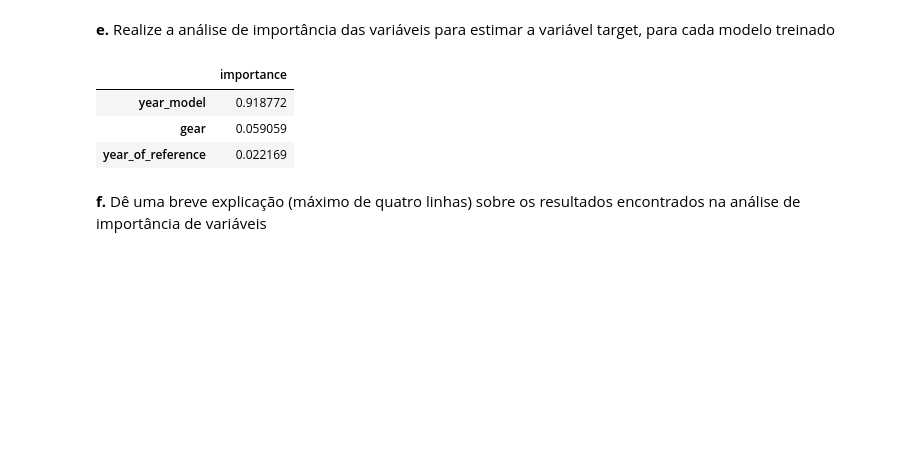
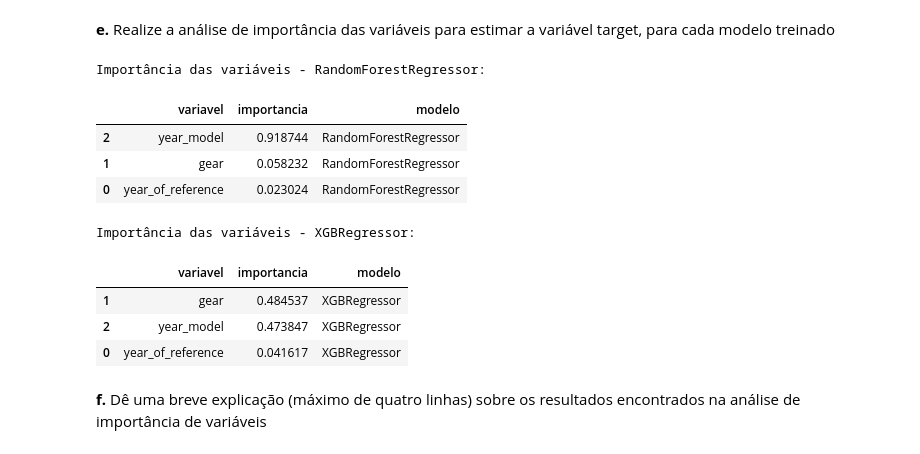
Before and after one commit to EduardoFelixNeto/trabalhoLinguagemProgramacaoAplicada, a Jupyter notebook: analise_exploratoria_precos_carros_brasil.ipynb, the cells around one changed output. Saved outputs shown, nothing was run; the diff lists cells and outputs as text; code cells hidden in the pictures; blank space fills up the shorter version.

```diff
--- a/analise_exploratoria_precos_carros_brasil.ipynb
+++ b/analise_exploratoria_precos_carros_brasil.ipynb
@@ -413,0 +409,15 @@ RandomForestRegressor()
+# %%
+print("Treinando modelo RandomForestRegressor")
+model_rf = RandomForestRegressor(random_state=42, n_estimators=200)
+model_rf.fit(X_train, Y_train)
+
+print("Treinando modelo XGBRegressor")
+model_xgb = XGBRegressor(
+    n_estimators=300,
+    learning_rate=0.05,
+    max_depth=6,
+    subsample=0.8,
+    colsample_bytree=0.8,
+    random_state=42
+    )
+model_xgb.fit(X_train, Y_train)
@@ -421,14 +445,34 @@ array([57196.962187  , 24151.61008256, 30076.30706187, ...,
        39282.87218612, 22000.68578773, 29579.35783261])
 # %% [markdown]
 **e.** Realize a análise de importância das variáveis para estimar a variável target, para cada modelo treinado
-# %%
-model_rf.feature_importances_
-feature_importances = pd.DataFrame(model_rf.feature_importances_, index = X_train.columns, columns=['importance']).sort_values('importance', ascending = False)
-feature_importances
-# %% [output]
-|  | importance |
-| year_model | 0.918772 |
-| gear | 0.059059 |
-| year_of_reference | 0.022169 |
+# %%
+importancia_rf = pd.DataFrame({
+    'variavel': X_train.columns,
+    'importancia': model_rf.feature_importances_,
+    'modelo': 'RandomForestRegressor'
+}).sort_values('importancia', ascending=False)
+
+importancia_xgb = pd.DataFrame({
+    'variavel': X_train.columns,
+    'importancia': model_xgb.feature_importances_,
+    'modelo': 'XGBRegressor'
+}).sort_values('importancia', ascending=False)
+
+print('Importância das variáveis - RandomForestRegressor:')
+display(importancia_rf)
+
+print('Importância das variáveis - XGBRegressor:')
+display(importancia_xgb)
+# %% [output]
+Importância das variáveis - RandomForestRegressor:
+|  | variavel | importancia | modelo |
+| 2 | year_model | 0.918744 | RandomForestRegressor |
+| 1 | gear | 0.058232 | RandomForestRegressor |
+| 0 | year_of_reference | 0.023024 | RandomForestRegressor |
+Importância das variáveis - XGBRegressor:
+|  | variavel | importancia | modelo |
+| 1 | gear | 0.484537 | XGBRegressor |
+| 2 | year_model | 0.473847 | XGBRegressor |
+| 0 | year_of_reference | 0.041617 | XGBRegressor |
 # %% [markdown]
 **f.** Dê uma breve explicação (máximo de quatro linhas) sobre os resultados encontrados na análise de importância de variáveis
```
Also changed, not shown: parts of 11 cells of this notebook.
